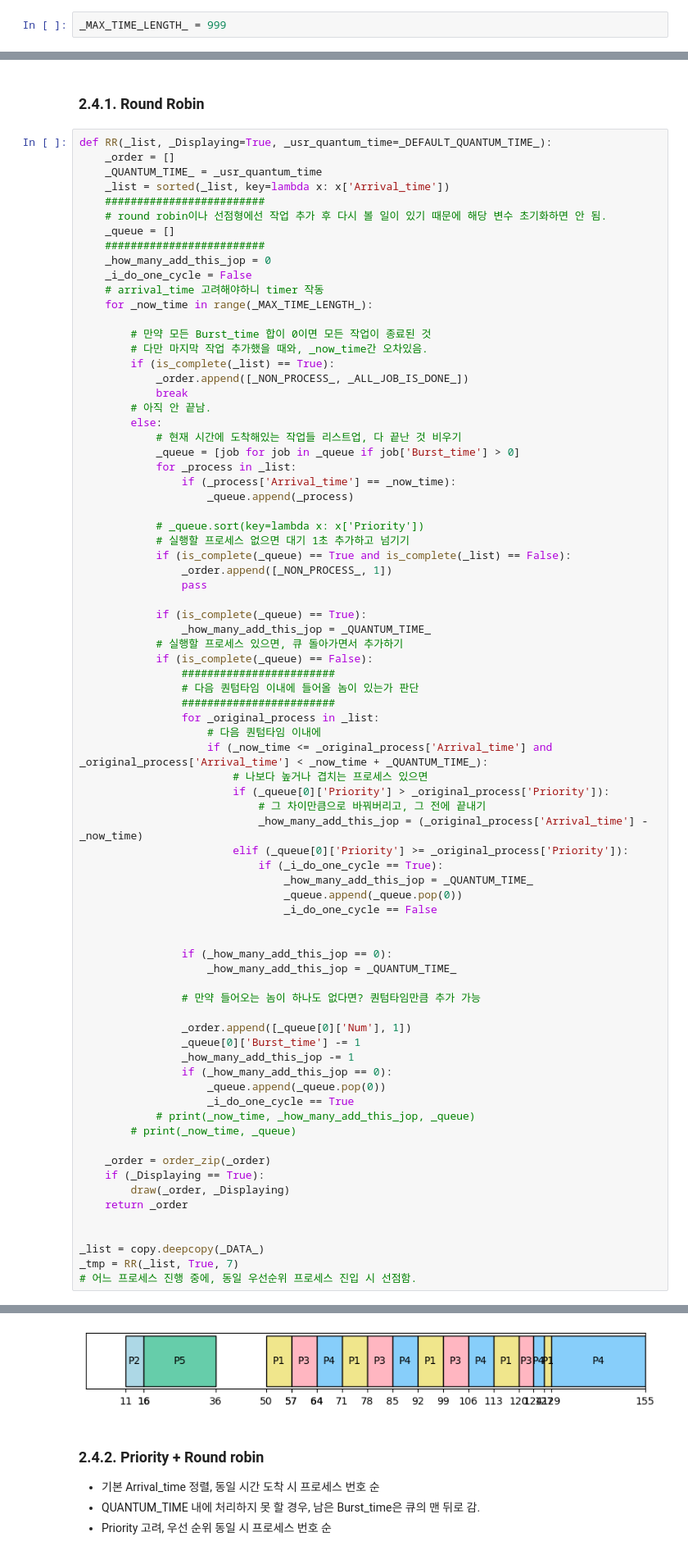
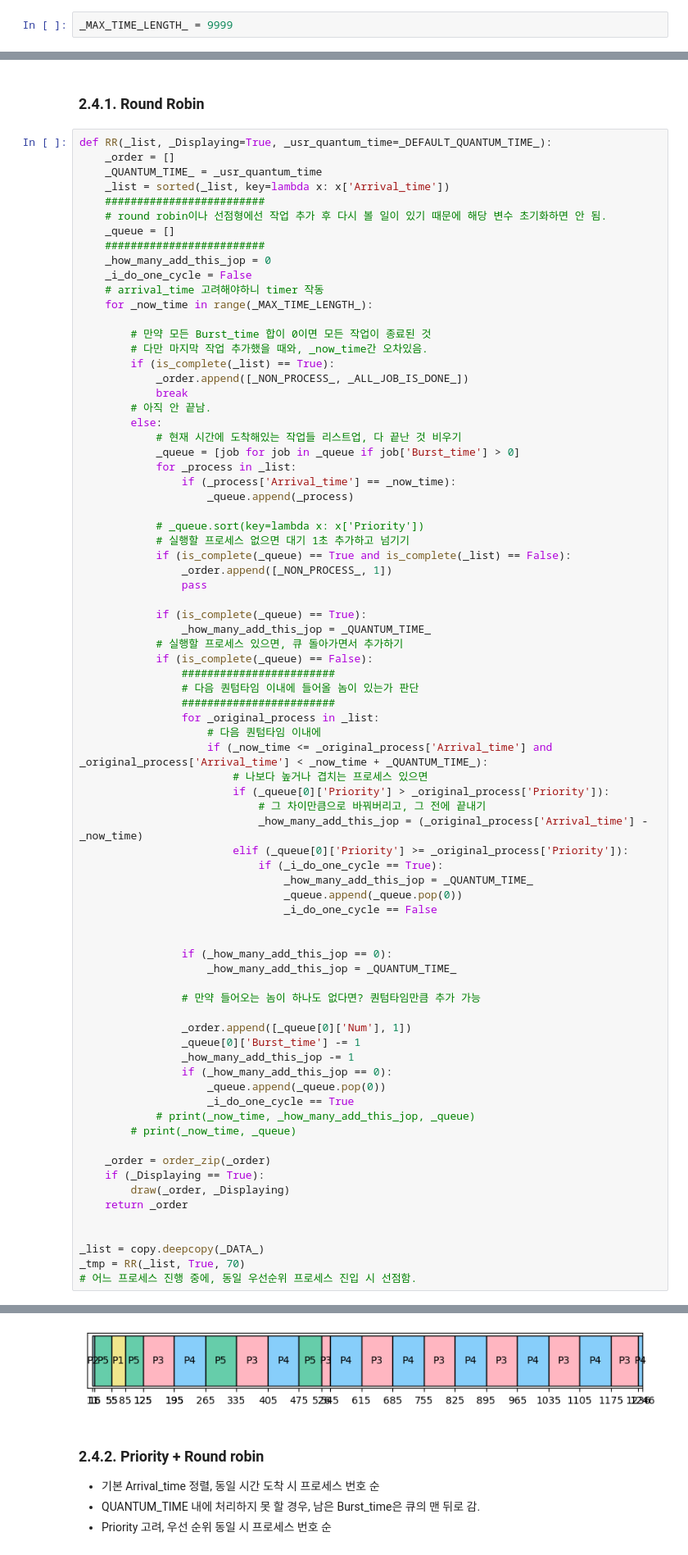
Before and after one commit to jiho264/2023os, a Jupyter notebook: homework01/homework01 copy.ipynb, the cells around one changed output, grey strips where cells are left out. Shown at 82% size. Saved outputs shown, nothing was run; the diff lists cells and outputs as text.

```diff
--- a/homework01/homework01 copy.ipynb
+++ b/homework01/homework01 copy.ipynb
@@ -33,7 +33,7 @@ _JSON_NUM_ = 1
 # %% [markdown]
 - 입력할 전체 프로세스들의 시간 길이. 스케쥴링 완료 시 이전에 for문 종료
 # %%
-_MAX_TIME_LENGTH_ = 999
+_MAX_TIME_LENGTH_ = 9999
 # %% [markdown]
 - Round robin
 # %%
@@ -703,6 +702,6 @@ def RR(_list, _Displaying=True, _usr_quantum_time=_DEFAULT_QUANTUM_TIME_):
 
 
 _list = copy.deepcopy(_DATA_)
-_tmp = RR(_list, True, 7)
+_tmp = RR(_list, True, 70)
 # 어느 프로세스 진행 중에, 동일 우선순위 프로세스 진입 시 선점함.
 # %% [output]
@@ -710,7 +709,7 @@ _tmp = RR(_list, True, 7)
 ------------------------------
 ALL START GOOD JOB!!!
 ALL EXIT  GOOD JOB!!!
-[figure, old version]
+[figure, new version]
 # %% [markdown]
 ### 2.4.2. Priority + Round robin
 - 기본 Arrival_time 정렬, 동일 시간 도착 시 프로세스 번호 순
```
Also changed, not shown: parts of 10 cells of this notebook, 1 other file.
